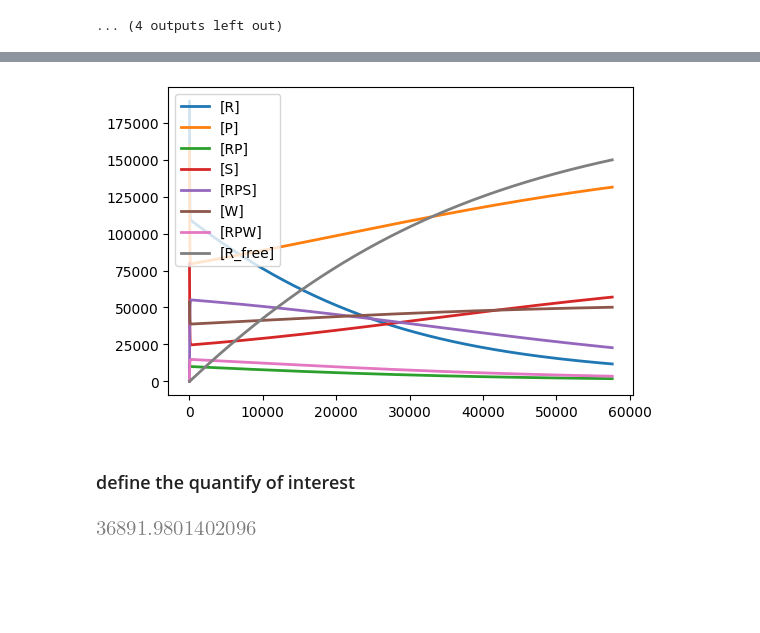
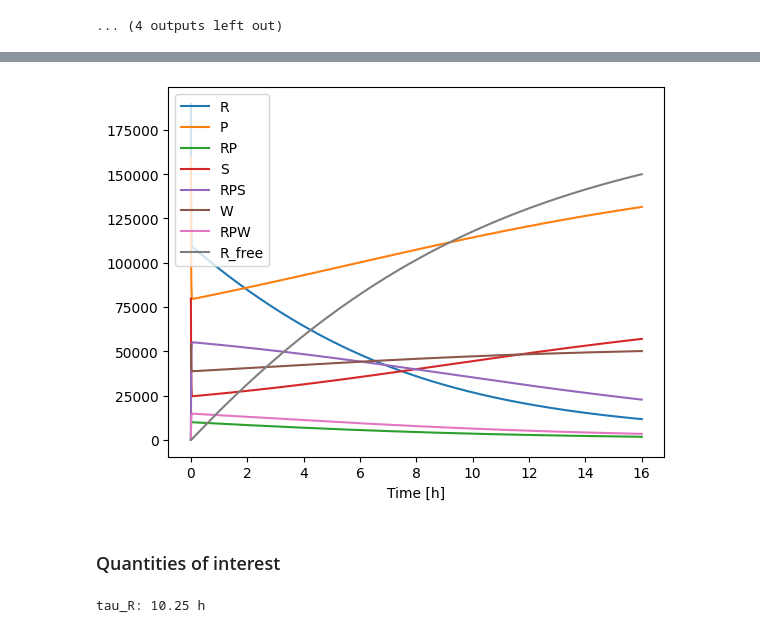
Before and after one commit to Fudenberg-Research-Group/sister-cohesin-dynamics, a Jupyter notebook: chemistry/Step2_Kinetics/bounded_linker_over_time_tau10h.ipynb, the cells around one changed output, grey strips where cells are left out. Cells and saved outputs as stored; diff of their text form; code cells hidden in the pictures; blank space fills up the shorter version.

```diff
--- a/chemistry/Step2_Kinetics/bounded_linker_over_time_tau10h.ipynb
+++ b/chemistry/Step2_Kinetics/bounded_linker_over_time_tau10h.ipynb
@@ -222,12 +240,9 @@ R_free_init, R_init, RPW_init, RPS_init, RP_init, S_init, W_init, P_init = sym.s
 # %%
 init_conditions = {
-    R_free_init: 0,
-    R_init: parameter_dict_string_keys['N_R'],
-    RPW_init: 0,
-    RPS_init: 0,
-    RP_init: 0,
-    S_init: parameter_dict_string_keys['N_S'],
-    W_init:  parameter_dict_string_keys['N_W'],
-    P_init: parameter_dict_string_keys['N_P'],
-}
+      "R_free_init": 0, "R_init": parameter_dict_coh[N_R],
+      "RPW_init": 0, "RPS_init": 0, "RP_init": 0,
+      "S_init": parameter_dict_coh[N_S], "W_init": parameter_dict_coh[N_W],
+      "P_init": parameter_dict_coh[N_P],
+  }
+parameter_dict = parameter_dict_coh | init_conditions
 # %%
@@ -235,23 +249,34 @@ parameter_dict = parameter_dict_coh | init_conditions
 parameter_dict_string_keys = {str(key): value for key, value in parameter_dict.items()}
-# %%
-model = build_model(model_coh, parameter_dict_string_keys)
-# Load the model
-r = te.loada(model)
-# Simulate the model
-Model_WT = r.simulate(0, 3600*16, 100000)
-# Plot the simulation results
-r.plot()
-# %% [output]
-[figure, removed]
+# %%
+df_WT = simulate_coh(parameter_dict_string_keys, 3600 * 16, 100000)
+last = df_WT.iloc[-1]          # state at 16 h
+
+plot_species(df_WT)
+# %% [output]
+[figure, added]
 # %% [markdown]
-### define the quantify of interest
+### Quantities of interest
 # %%
 def RAD21_bound_time(K_RPW_R_free, B_W, F_R_free, N_R):
-    # K_RPW_R_free * N_W * F_W - F_R_sister/tau_R
-    ### F_R is the fraction of bounded RAD21, T_W is the total number of bounded Wapl
+    """Effective RAD21 residence time on sister cohesin, in seconds.
+
+    RAD21 is released only from the WAPL-bound state (RPW -> R_free + P + W),
+    so the release flux is K_RPW_R_free * B_W. Dividing the bound pool by
+    that flux gives the residence time (first equation of rhs_coh):
+
+        tau_R = (N_R - R_free) / (K_RPW_R_free * B_W)
+
+    Args:
+        K_RPW_R_free: release rate constant from RPW, in 1/s.
+        B_W: number of WAPL-bound cohesins (RPW).
+        F_R_free: number (not fraction) of released RAD21 (R_free).
+        N_R: total RAD21.
+    """
     return (N_R - F_R_free)/(K_RPW_R_free * B_W)
 
-RAD21_bound_time(K_RPW_R_free=parameter_dict[K_RPW_R_free], B_W = r.RPW_conc, F_R_free=r.R_free_conc, N_R = parameter_dict[N_R])
+tau_R_WT = RAD21_bound_time(K_RPW_R_free=parameter_dict[K_RPW_R_free], B_W=last["RPW"],
+                            F_R_free=last["R_free"], N_R=parameter_dict[N_R])
+print(f"tau_R: {tau_R_WT / 3600:.2f} h")
 # %% [output]
-[figure, removed]
+tau_R: 10.25 h
 # %%
```
Also changed, not shown: parts of 36 cells of this notebook.
